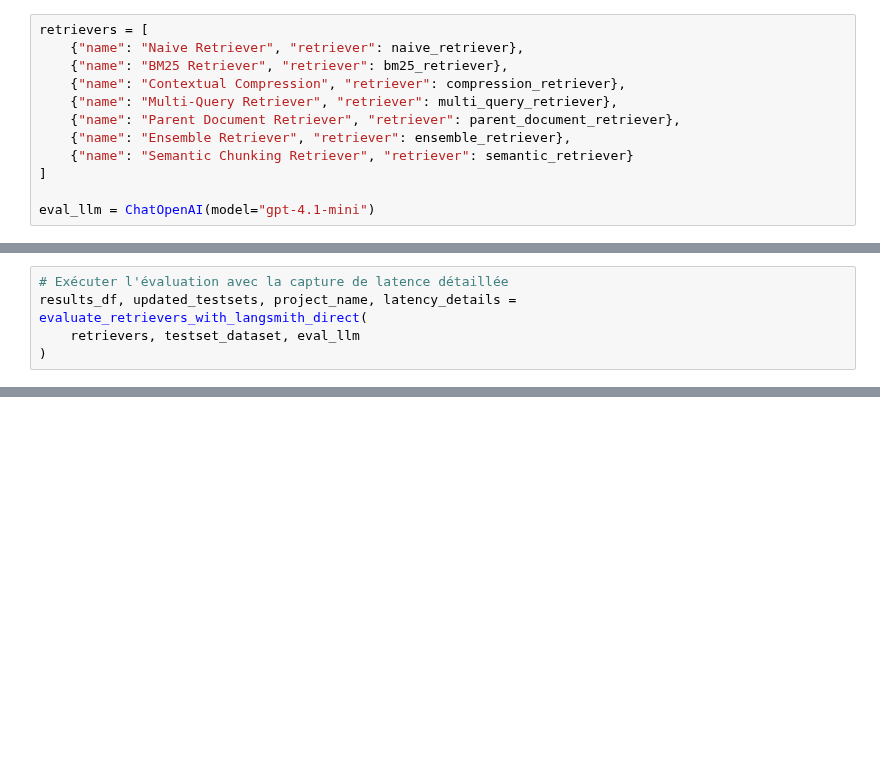
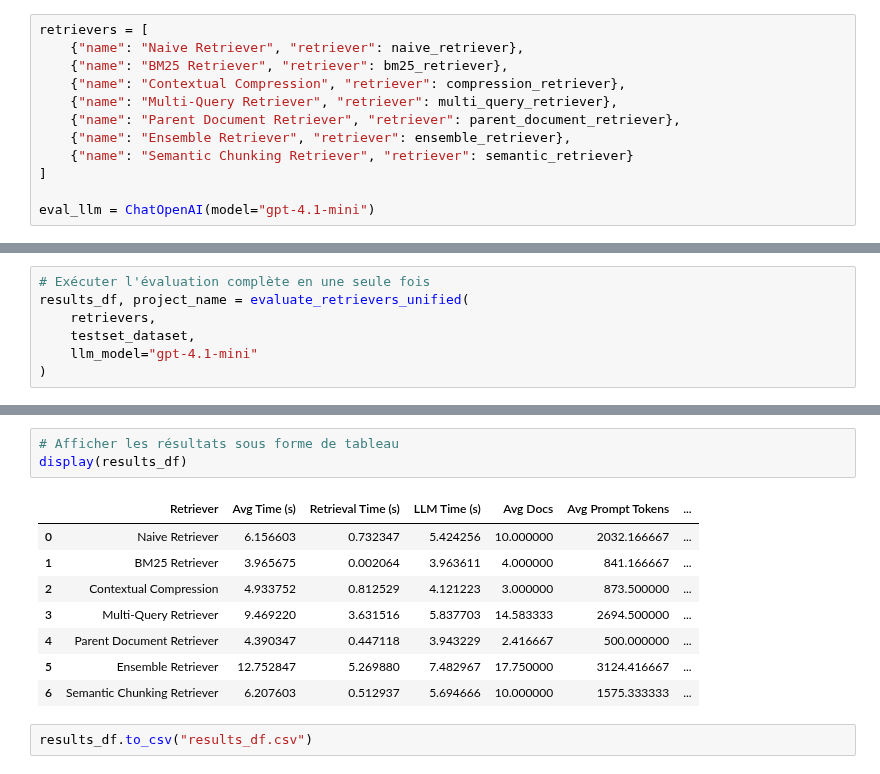
Before and after one commit to JTh34/AIE6-Julien, a Jupyter notebook: 13_Advanced_Retrieval/Advanced_Retrieval_with_LangChain_Assignment.ipynb, the cells around one changed output, grey strips where cells are left out. Saved outputs shown, nothing was run; the diff lists cells and outputs as text; blank space fills up the shorter version.

```diff
--- a/13_Advanced_Retrieval/Advanced_Retrieval_with_LangChain_Assignment.ipynb
+++ b/13_Advanced_Retrieval/Advanced_Retrieval_with_LangChain_Assignment.ipynb
@@ -1917,7 +692,2 @@ api_key = getpass.getpass("Entrez votre clé API LangSmith: ")
 os.environ["LANGSMITH_API_KEY"] = api_key
 os.environ["LANGCHAIN_TRACING_V2"] = "true"
-# %%
-# Exécuter l'évaluation avec la capture de latence détaillée
-results_df, updated_testsets, project_name, latency_details = evaluate_retrievers_with_langsmith_direct(
-    retrievers, testset_dataset, eval_llm
-)
@@ -1999,0 +1120,7 @@ plt.show()
+# %%
+# Exécuter l'évaluation complète en une seule fois
+results_df, project_name = evaluate_retrievers_unified(
+    retrievers,
+    testset_dataset,
+    llm_model="gpt-4.1-mini"
+)
@@ -1999,0 +1264,14 @@ plt.show()
+# %%
+# Afficher les résultats sous forme de tableau
+display(results_df)
+# %% [output]
+|  | Retriever | Avg Time (s) | Retrieval Time (s) | LLM Time (s) | Avg Docs | Avg Prompt Tokens | ... |
+| 0 | Naive Retriever | 6.156603 | 0.732347 | 5.424256 | 10.000000 | 2032.166667 | ... |
+| 1 | BM25 Retriever | 3.965675 | 0.002064 | 3.963611 | 4.000000 | 841.166667 | ... |
+| 2 | Contextual Compression | 4.933752 | 0.812529 | 4.121223 | 3.000000 | 873.500000 | ... |
+| 3 | Multi-Query Retriever | 9.469220 | 3.631516 | 5.837703 | 14.583333 | 2694.500000 | ... |
+| 4 | Parent Document Retriever | 4.390347 | 0.447118 | 3.943229 | 2.416667 | 500.000000 | ... |
+| 5 | Ensemble Retriever | 12.752847 | 5.269880 | 7.482967 | 17.750000 | 3124.416667 | ... |
+| 6 | Semantic Chunking Retriever | 6.207603 | 0.512937 | 5.694666 | 10.000000 | 1575.333333 | ... |
+# %%
+results_df.to_csv("results_df.csv")
```
Also changed, not shown: parts of 41 cells of this notebook, 11 other files.
